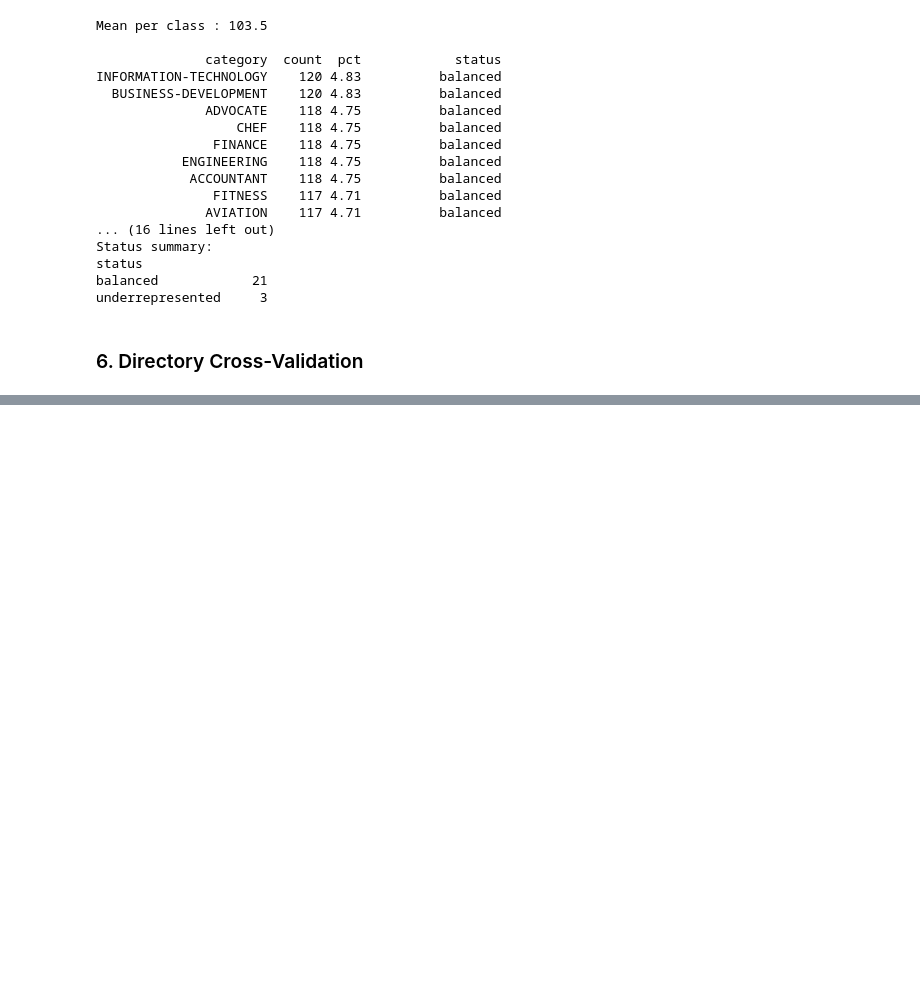
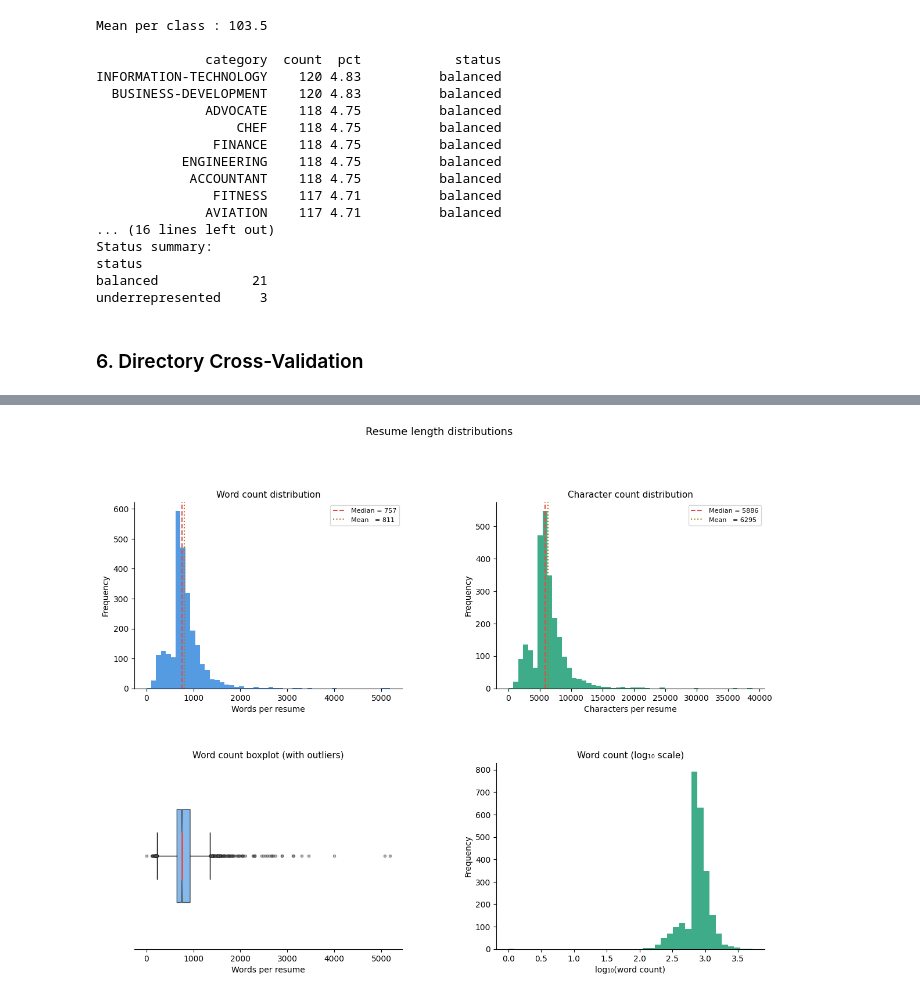
Before and after one commit to SURENDRAN-GANDHI/AI-Job-Recommendation-System, a Jupyter notebook: notebooks/01_eda.ipynb, the cells around one changed output, grey strips where cells are left out. Drawn from its saved outputs; the diff is of its cells as text; code cells hidden in the pictures; blank space fills up the shorter version.

```diff
--- a/notebooks/01_eda.ipynb
+++ b/notebooks/01_eda.ipynb
@@ -377,0 +571,19 @@ underrepresented     3
+# %%
+# ── Feature engineering: length columns ───────────────────────────
+df["char_count"] = df["Resume_str"].str.len()
+df["word_count"] = df["Resume_str"].str.split().str.len()
+df["sent_count"] = df["Resume_str"].str.count(r"[.!?]+")  # rough sentence proxy
+df["avg_word_len"] = df["char_count"] / df["word_count"]
+
+print("New columns added:", ["char_count", "word_count", "sent_count", "avg_word_len"])
+print()
+print("── Word count summary ──────────────────────────────")
+print(df["word_count"].describe().round(1).to_string())
+print()
+print("── Character count summary ─────────────────────────")
+print(df["char_count"].describe().round(1).to_string())
+print()
+print("Shortest resume:", df["word_count"].min(),
+      "words →", df.loc[df["word_count"].idxmin(), "Category"])
+print("Longest resume :", df["word_count"].max(),
+      "words →", df.loc[df["word_count"].idxmax(), "Category"])
@@ -377,0 +608,61 @@ underrepresented     3
+# %%
+import matplotlib.pyplot as plt
+import matplotlib.gridspec as gridspec
+import numpy as np
+
+fig = plt.figure(figsize=(14, 10))
+gs  = gridspec.GridSpec(2, 2, figure=fig, hspace=0.4, wspace=0.35)
+
+C1, C2 = "#378ADD", "#1D9E75"
+
+# ── Plot 1: Word count histogram ───────────────────────────────────
+ax1 = fig.add_subplot(gs[0, 0])
+ax1.hist(df["word_count"], bins=50, color=C1, edgecolor="none", alpha=0.85)
+ax1.axvline(df["word_count"].median(), color="#E24B4A", lw=1.5,
+            linestyle="--", label=f"Median = {df['word_count'].median():.0f}")
+ax1.axvline(df["word_count"].mean(), color="#BA7517", lw=1.5,
+            linestyle=":", label=f"Mean   = {df['word_count'].mean():.0f}")
+ax1.set_title("Word count distribution", fontsize=11)
+ax1.set_xlabel("Words per resume"); ax1.set_ylabel("Frequency")
+ax1.legend(fontsize=8)
+ax1.spines["top"].set_visible(False); ax1.spines["right"].set_visible(False)
+
+# ── Plot 2: Character count histogram ─────────────────────────────
+ax2 = fig.add_subplot(gs[0, 1])
+ax2.hist(df["char_count"], bins=50, color=C2, edgecolor="none", alpha=0.85)
+ax2.axvline(df["char_count"].median(), color="#E24B4A", lw=1.5,
+            linestyle="--", label=f"Median = {df['char_count'].median():.0f}")
+ax2.axvline(df["char_count"].mean(), color="#BA7517", lw=1.5,
+            linestyle=":", label=f"Mean   = {df['char_count'].mean():.0f}")
+ax2.set_title("Character count distribution", fontsize=11)
+ax2.set_xlabel("Characters per resume"); ax2.set_ylabel("Frequency")
+ax2.legend(fontsize=8)
+ax2.spines["top"].set_visible(False); ax2.spines["right"].set_visible(False)
+
+# ── Plot 3: Word count boxplot ─────────────────────────────────────
+ax3 = fig.add_subplot(gs[1, 0])
+bp = ax3.boxplot(df["word_count"], vert=False, patch_artist=True,
+                 widths=0.5, notch=True,
+                 boxprops=dict(facecolor=C1, alpha=0.6),
+                 medianprops=dict(color="#E24B4A", lw=2),
+                 flierprops=dict(marker="o", markersize=3,
+                                 markerfacecolor="#888", alpha=0.4))
+ax3.set_title("Word count boxplot (with outliers)", fontsize=11)
+ax3.set_xlabel("Words per resume")
+ax3.set_yticks([])
+ax3.spines["top"].set_visible(False); ax3.spines["right"].set_visible(False)
+ax3.spines["left"].set_visible(False)
+
+# ── Plot 4: Log-scale word count to reveal tail ────────────────────
+ax4 = fig.add_subplot(gs[1, 1])
+ax4.hist(np.log10(df["word_count"] + 1), bins=40,
+         color=C2, edgecolor="none", alpha=0.85)
+ax4.set_title("Word count (log₁₀ scale)", fontsize=11)
+ax4.set_xlabel("log₁₀(word count)"); ax4.set_ylabel("Frequency")
+ax4.spines["top"].set_visible(False); ax4.spines["right"].set_visible(False)
+
+fig.suptitle("Resume length distributions", fontsize=13, y=1.01)
+plt.savefig("length_distributions.png", dpi=150, bbox_inches="tight")
+plt.show()
+# %% [output]
+[figure, added]
```
Also changed, not shown: parts of 11 cells of this notebook, 3 other files.
